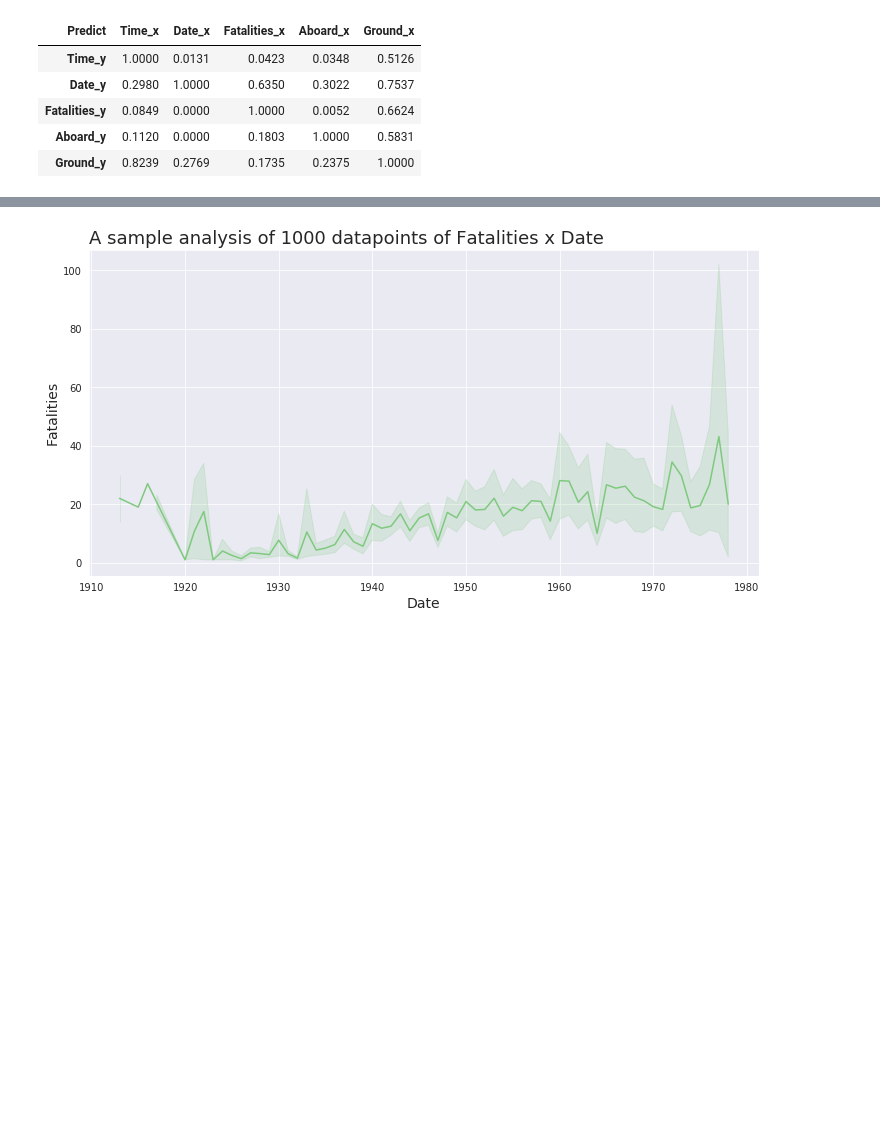
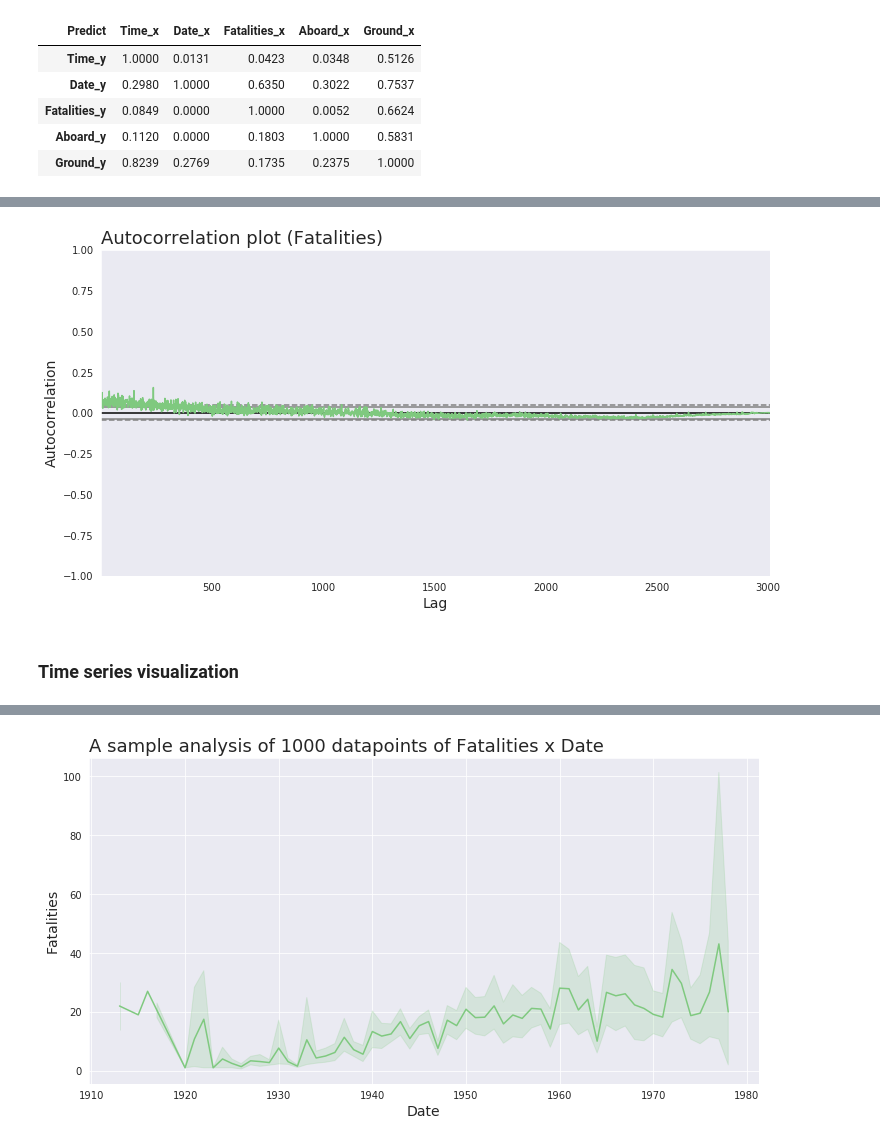
Before and after one commit to imsouza/airplane-crash, a Jupyter notebook: EDA - Airplane Crash.ipynb, the cells around one changed output, grey strips where cells are left out. Cells and saved outputs as stored; diff of their text form; code cells hidden in the pictures; blank space fills up the shorter version.

```diff
--- a/EDA - Airplane Crash.ipynb
+++ b/EDA - Airplane Crash.ipynb
@@ -413,3 +431,9 @@ data_causality_updated['Fatalities'] = data_causality['Fatalities']
+# %%
+plot_data(data_causality_updated['Fatalities'], 'Autocorrelation plot (Fatalities)', 'Lag', 'Autocorrelation', 'line', ac=True)
+# %% [output]
+[figure, added]
+# %% [markdown]
+### Time series visualization
 # %%
 plot_data(data_causality_updated, 'An analysis of Aboard x Date', 'Date', 'Aboard', 'line', ts=True)
 # %% [output]
```
Also changed, not shown: parts of 14 cells of this notebook.
